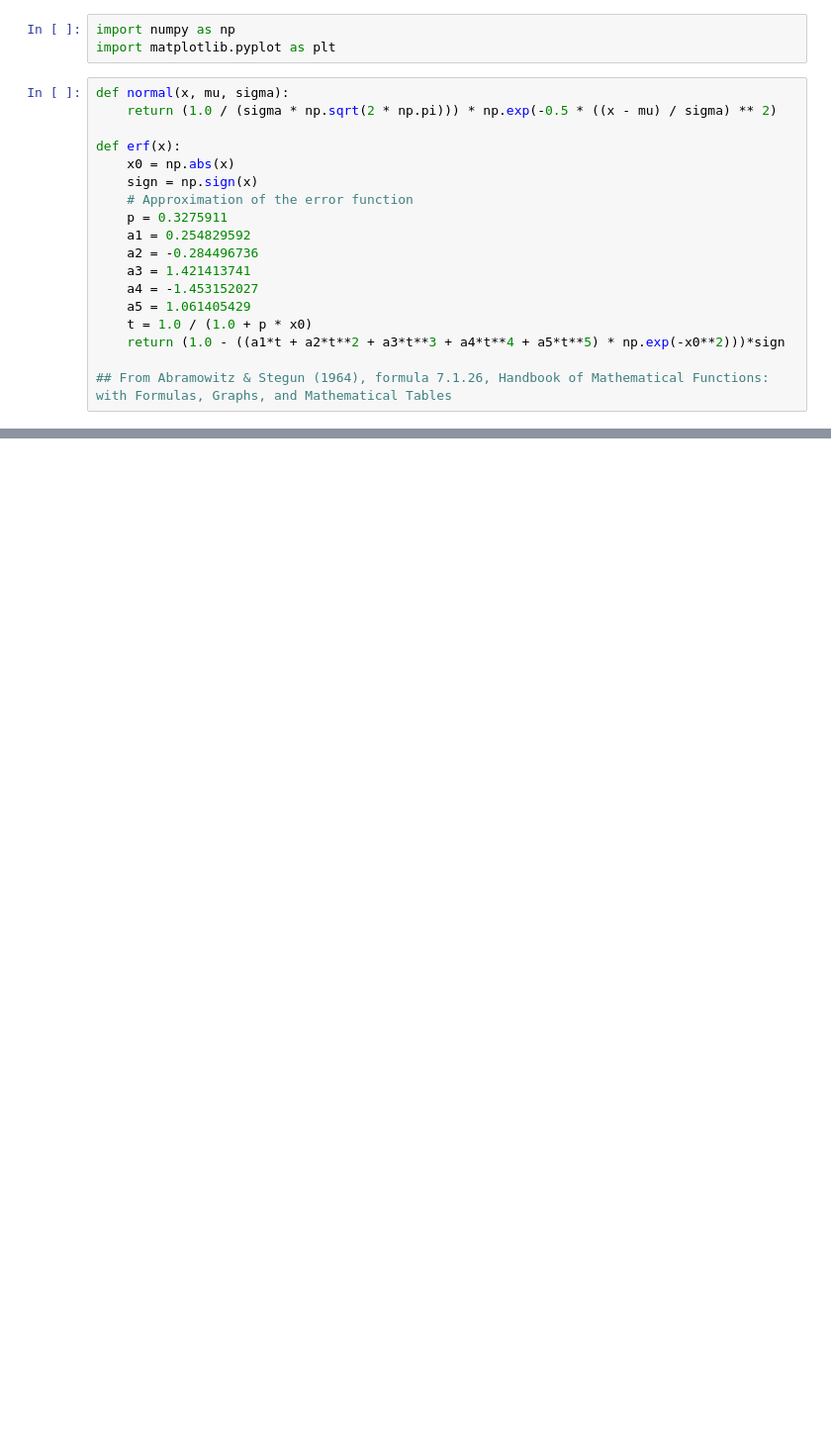
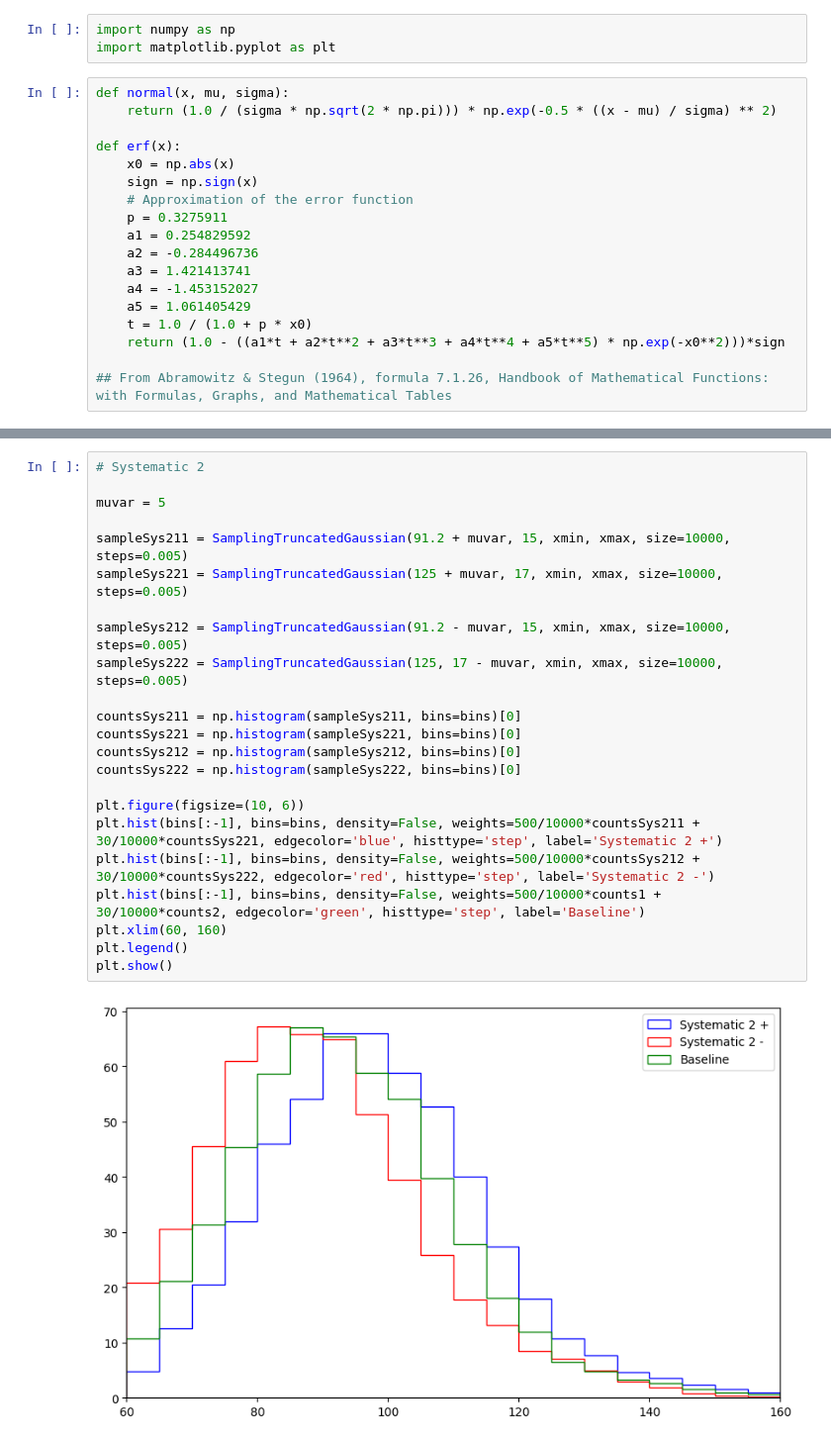
Before and after one commit to sgogoeg/SMODA_Final_Project_2026, a Jupyter notebook: test.ipynb, the cells around one changed output, grey strips where cells are left out. Shown at 99% size. Saved outputs shown, nothing was run; the diff lists cells and outputs as text; blank space fills up the shorter version.

```diff
--- a/test.ipynb
+++ b/test.ipynb
@@ -94,0 +127,25 @@ plt.show()
+# %%
+# Systematic 2
+
+muvar = 5
+
+sampleSys211 = SamplingTruncatedGaussian(91.2 + muvar, 15, xmin, xmax, size=10000, steps=0.005)
+sampleSys221 = SamplingTruncatedGaussian(125 + muvar, 17, xmin, xmax, size=10000, steps=0.005)
+
+sampleSys212 = SamplingTruncatedGaussian(91.2 - muvar, 15, xmin, xmax, size=10000, steps=0.005)
+sampleSys222 = SamplingTruncatedGaussian(125, 17 - muvar, xmin, xmax, size=10000, steps=0.005)
+
+countsSys211 = np.histogram(sampleSys211, bins=bins)[0]
+countsSys221 = np.histogram(sampleSys221, bins=bins)[0]
+countsSys212 = np.histogram(sampleSys212, bins=bins)[0]
+countsSys222 = np.histogram(sampleSys222, bins=bins)[0]
+
+plt.figure(figsize=(10, 6))
+plt.hist(bins[:-1], bins=bins, density=False, weights=500/10000*countsSys211 + 30/10000*countsSys221, edgecolor='blue', histtype='step', label='Systematic 2 +')
+plt.hist(bins[:-1], bins=bins, density=False, weights=500/10000*countsSys212 + 30/10000*countsSys222, edgecolor='red', histtype='step', label='Systematic 2 -')
+plt.hist(bins[:-1], bins=bins, density=False, weights=500/10000*counts1 + 30/10000*counts2, edgecolor='green', histtype='step', label='Baseline')
+plt.xlim(60, 160)
+plt.legend()
+plt.show()
+# %% [output]
+[figure, added]
```
Also changed, not shown: parts of 10 cells of this notebook.
